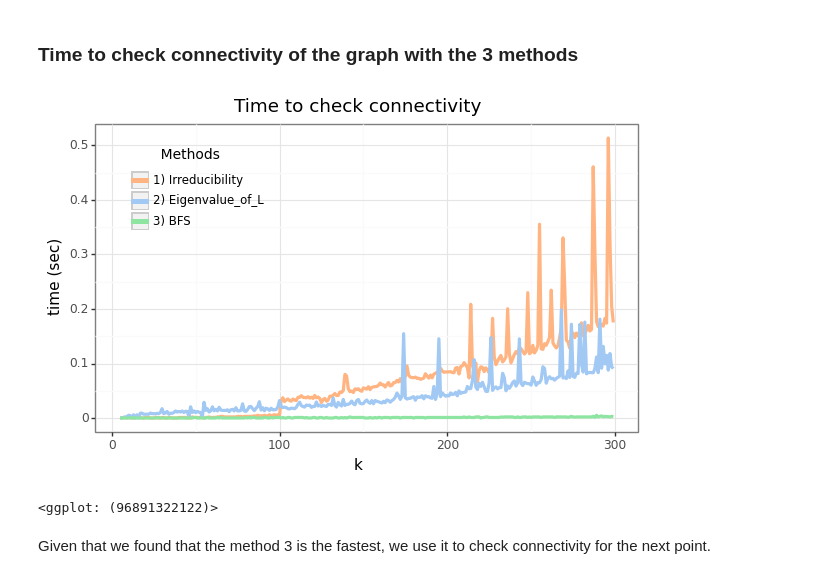
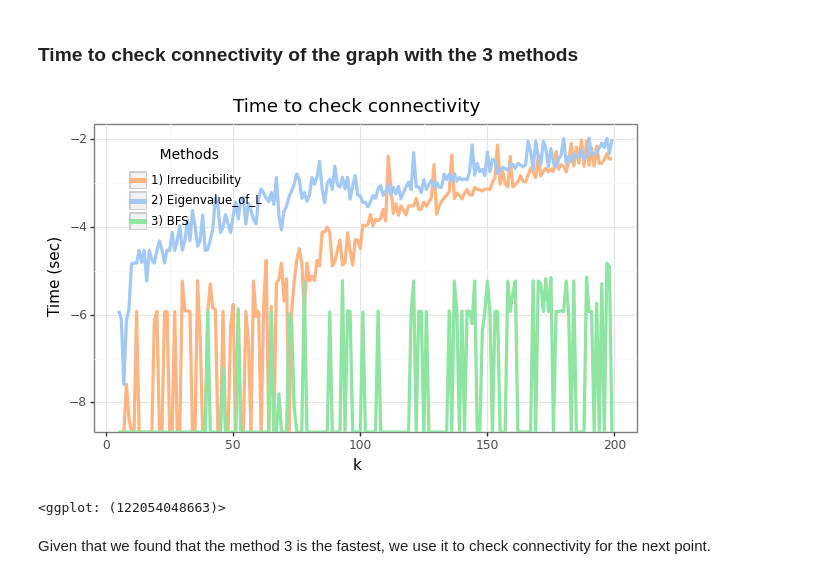
Before and after one commit to Matteo-Candi/Data_Center, a Jupyter notebook: main.ipynb, the cells around one changed output. Saved outputs shown, nothing was run; the diff lists cells and outputs as text; code cells hidden in the pictures.

```diff
--- a/main.ipynb
+++ b/main.ipynb
@@ -110,33 +114,32 @@ def check_time(seq_k, graph_type, p=None, r=None, M=20):
             end_time = time.time()
             time_3[i, k - min_k] = end_time - start_time
 
-    time_data = pd.DataFrame({'k':seq_k, 'Irreducibility': time_1.min(0), 'Eigenvalue_of_L': time_2.min(0), 'BFS': time_3.min(0)})
+    time_data = pd.DataFrame({'k':seq_k, 'Irreducibility': time_1.mean(0), 'Eigenvalue_of_L': time_2.mean(0), 'BFS': time_3.mean(0)})
 
     return time_data
 # %% [markdown]
 ### Time to check connectivity of the graph with the 3 methods
 # %%
 # Get data for the plot.
-seq_k = np.arange(5, 300)
-time_data = check_time(seq_k, 'ER', p=0.3, r=None, M=1)
+seq_k = np.arange(5, 200)
+time_data = check_time(seq_k, 'ER', p=0.6, r=None, M=3)
 # %%
 line_size = 1.3
-
 
 # Plot.
 ( ggplot(time_data) +
   aes(x='k') +
-  geom_line(aes(y='Irreducibility', color = f'"{colors[0]}"'), size = line_size) +
-  geom_line(aes(y='Eigenvalue_of_L', color = f'"{colors[1]}"'), size = line_size) +
-  geom_line(aes(y='BFS', color = f'"{colors[2]}"'), size = line_size) +
-  labs(x='k', y='time (sec)', title = 'Time to check connectivity') +
+  geom_line(aes(y='np.log(Irreducibility)', color = f'"{colors[0]}"'), size = line_size) +
+  geom_line(aes(y='np.log(Eigenvalue_of_L)', color = f'"{colors[1]}"'), size = line_size) +
+  geom_line(aes(y='np.log(BFS)', color = f'"{colors[2]}"'), size = line_size) +
+  labs(x='k', y='Time (sec)', title = 'Time to check connectivity') +
   theme_bw() +
   scale_color_manual(values=colors, guide='legend', name = '       Methods \n ', labels=['1) Irreducibility','2) Eigenvalue_of_L','3) BFS'])+
   theme(legend_key_size=13, legend_position=(.27,.73), legend_direction='vertical', figure_size=(7, 4), legend_title=element_text(size=10),
-        legend_text=element_text(size=8.5), legend_background = element_rect( fill='None')))#.draw(return_ggplot=False, show=False)
+        legend_text=element_text(size=8.5), legend_background = element_rect( fill='None')))
 # %% [output]
-[figure, old version]
+[figure, new version]
-<ggplot: (96891322122)>
+<ggplot: (122054048663)>
 # %% [markdown]
 Given that we found that the method 3 is the fastest, we use it to check connectivity for the next point.
 # %% [markdown]
```
Also changed, not shown: parts of 2 cells of this notebook.
